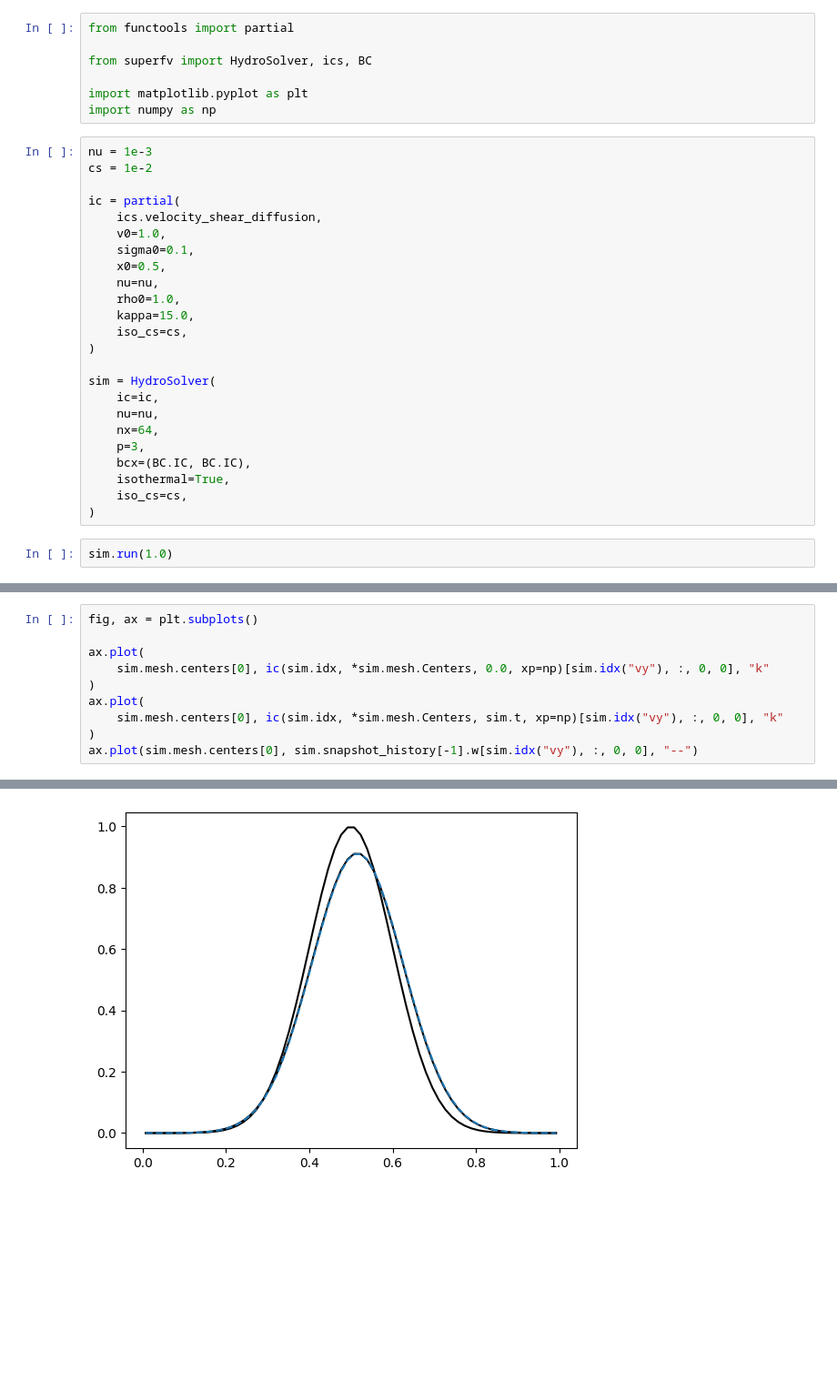
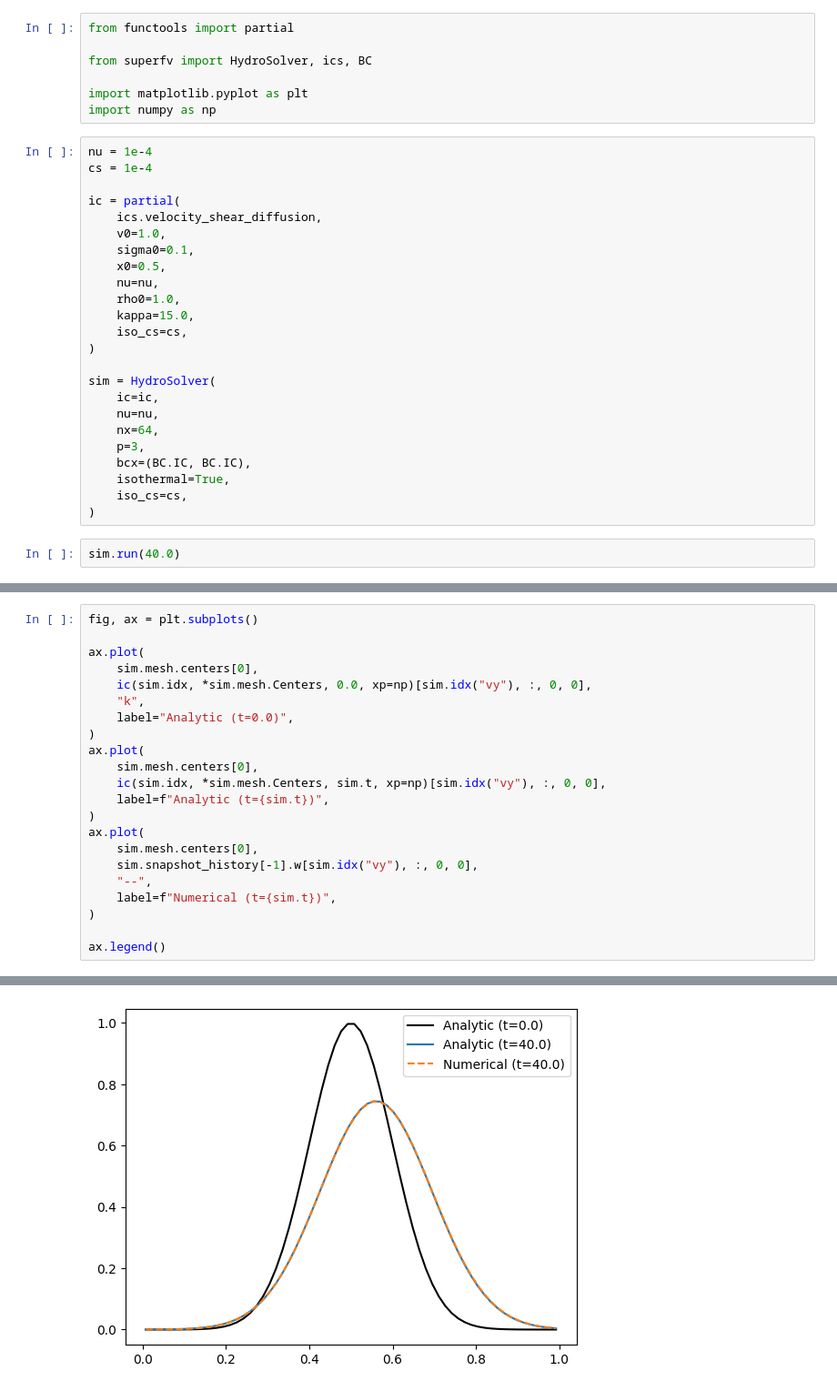
Before and after one commit to jpalafou/superfv, a Jupyter notebook: benchmarks/velocity-shear-diffusion/notebook.ipynb, the cells around one changed output, grey strips where cells are left out. Shown at 91% size. Drawn from its saved outputs; the diff is of its cells as text; blank space fills up the shorter version.

```diff
--- a/benchmarks/velocity-shear-diffusion/notebook.ipynb
+++ b/benchmarks/velocity-shear-diffusion/notebook.ipynb
@@ -6,8 +6,8 @@ from superfv import HydroSolver, ics, BC
 import matplotlib.pyplot as plt
 import numpy as np
 # %%
-nu = 1e-3
-cs = 1e-2
+nu = 1e-4
+cs = 1e-4
 
 ic = partial(
     ics.velocity_shear_diffusion,
@@ -30,5 +30,5 @@ sim = HydroSolver(
     iso_cs=cs,
 )
 # %%
-sim.run(1.0)
+sim.run(40.0)
 # %% [output]
@@ -37,10 +37,22 @@ SuperFV: 11 steps | t=1.00e+00/1.00e+00, dt=2.34e-02 | rho_min=3.52e-07 | E_cons
 fig, ax = plt.subplots()
 
 ax.plot(
-    sim.mesh.centers[0], ic(sim.idx, *sim.mesh.Centers, 0.0, xp=np)[sim.idx("vy"), :, 0, 0], "k"
+    sim.mesh.centers[0],
+    ic(sim.idx, *sim.mesh.Centers, 0.0, xp=np)[sim.idx("vy"), :, 0, 0],
+    "k",
+    label="Analytic (t=0.0)",
 )
 ax.plot(
-    sim.mesh.centers[0], ic(sim.idx, *sim.mesh.Centers, sim.t, xp=np)[sim.idx("vy"), :, 0, 0], "k"
+    sim.mesh.centers[0],
+    ic(sim.idx, *sim.mesh.Centers, sim.t, xp=np)[sim.idx("vy"), :, 0, 0],
+    label=f"Analytic (t={sim.t})",
 )
-ax.plot(sim.mesh.centers[0], sim.snapshot_history[-1].w[sim.idx("vy"), :, 0, 0], "--")
+ax.plot(
+    sim.mesh.centers[0],
+    sim.snapshot_history[-1].w[sim.idx("vy"), :, 0, 0],
+    "--",
+    label=f"Numerical (t={sim.t})",
+)
+
+ax.legend()
 # %% [output]
@@ -48 +60 @@ ax.plot(sim.mesh.centers[0], sim.snapshot_history[-1].w[sim.idx("vy"), :, 0, 0],
-[figure, old version]
+[figure, new version]
```
Also changed, not shown: parts of 2 cells of this notebook, 2 other files.
